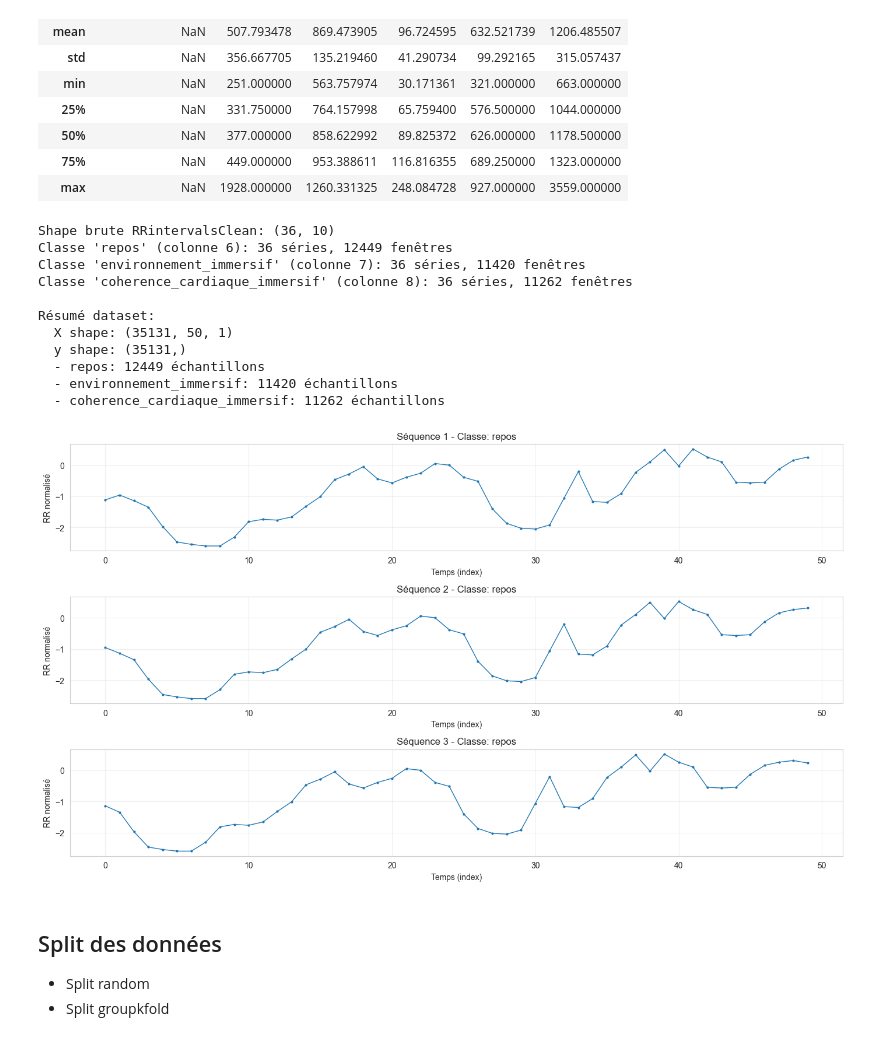
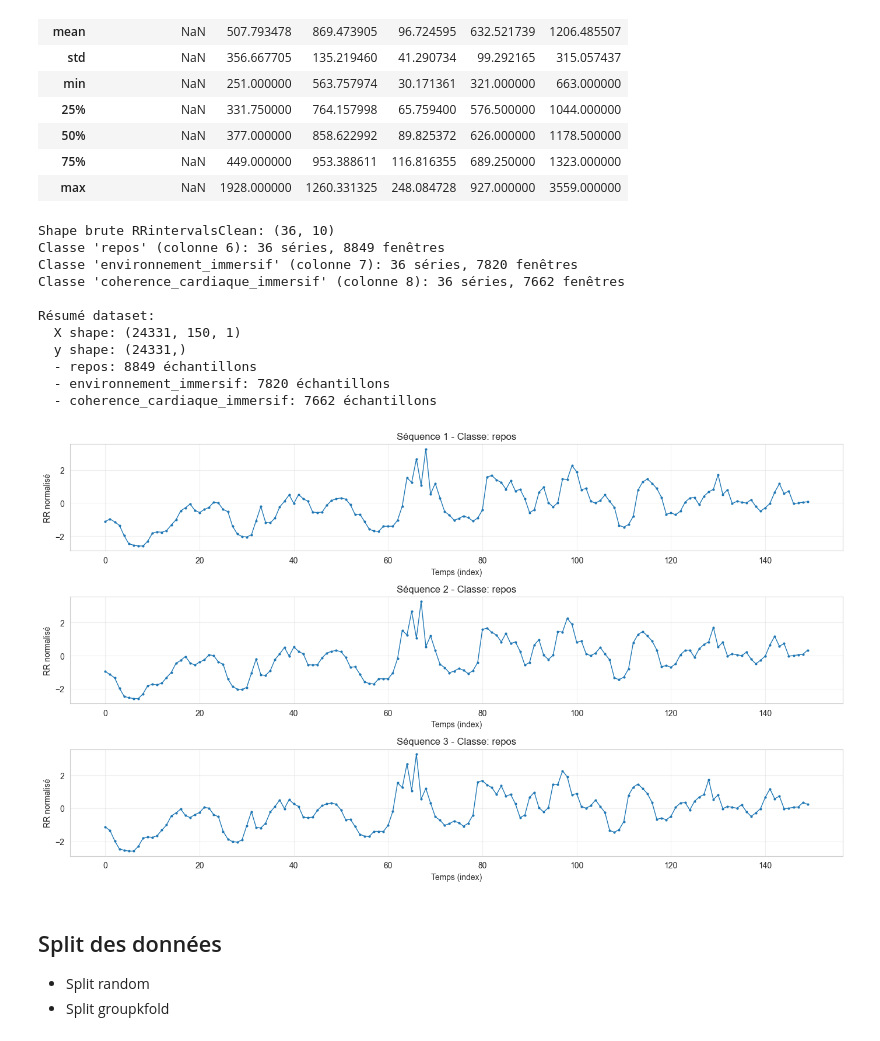
Before and after one commit to LucasCrmt/cybersickness-early-detection, a Jupyter notebook: CNN_LSTM_Classification.ipynb, the cells around one changed output. Cells and saved outputs as stored; diff of their text form; code cells hidden in the pictures.

```diff
--- a/CNN_LSTM_Classification.ipynb
+++ b/CNN_LSTM_Classification.ipynb
@@ -278,7 +277,7 @@ selected_columns = {
 }
 class_names = ['repos', 'environnement_immersif', 'coherence_cardiaque_immersif']
 
-SEQUENCE_LENGTH = 50
+SEQUENCE_LENGTH = 150
 X_sequences = []
 y_labels = []
 source_info = []
@@ -323,42 +322,42 @@ for col_idx, class_name in selected_columns.items():
             generated_windows += 1
 
     print(f"Classe '{class_name}' (colonne {col_idx + 1}): {valid_series} séries, {generated_windows} fenêtres")
 
 if len(X_sequences) == 0:
     raise ValueError("Aucune séquence générée à partir des colonnes 6/7/8.")
 
 X = np.asarray(X_sequences, dtype=np.float32).reshape(-1, SEQUENCE_LENGTH, 1)
 y = np.asarray(y_labels, dtype=np.int32)
 
 print("\nRésumé dataset:")
 print(f"  X shape: {X.shape}")
 print(f"  y shape: {y.shape}")
 for class_id, class_name in enumerate(class_names):
     print(f"  - {class_name}: {(y == class_id).sum()} échantillons")
 
 # (Optionnel) aperçu des 3 premières séquences
 fig, axes = plt.subplots(3, 1, figsize=(14, 8))
 for i in range(3):
     axes[i].plot(X[i].squeeze(), marker='o', markersize=2, linewidth=1)
     axes[i].set_title(f"Séquence {i+1} - Classe: {class_names[y[i]]}")
     axes[i].set_xlabel('Temps (index)')
     axes[i].set_ylabel('RR normalisé')
     axes[i].grid(True, alpha=0.3)
 plt.tight_layout()
 plt.show()
 # %% [output]
 Shape brute RRintervalsClean: (36, 10)
-Classe 'repos' (colonne 6): 36 séries, 12449 fenêtres
-Classe 'environnement_immersif' (colonne 7): 36 séries, 11420 fenêtres
-Classe 'coherence_cardiaque_immersif' (colonne 8): 36 séries, 11262 fenêtres
+Classe 'repos' (colonne 6): 36 séries, 8849 fenêtres
+Classe 'environnement_immersif' (colonne 7): 36 séries, 7820 fenêtres
+Classe 'coherence_cardiaque_immersif' (colonne 8): 36 séries, 7662 fenêtres
 
 Résumé dataset:
-  X shape: (35131, 50, 1)
-  y shape: (35131,)
-  - repos: 12449 échantillons
-  - environnement_immersif: 11420 échantillons
-  - coherence_cardiaque_immersif: 11262 échantillons
+  X shape: (24331, 150, 1)
+  y shape: (24331,)
+  - repos: 8849 échantillons
+  - environnement_immersif: 7820 échantillons
+  - coherence_cardiaque_immersif: 7662 échantillons
-[figure, old version]
+[figure, new version]
 # %% [markdown]
 ## Split des données
 
```
Also changed, not shown: parts of 7 cells of this notebook, 1 other file.
